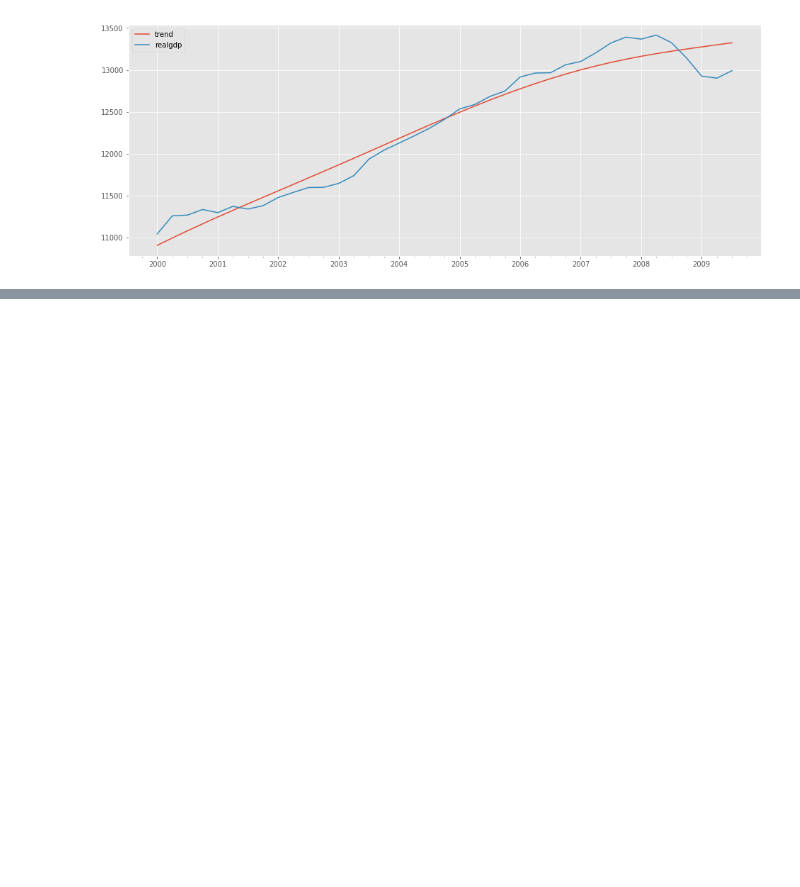
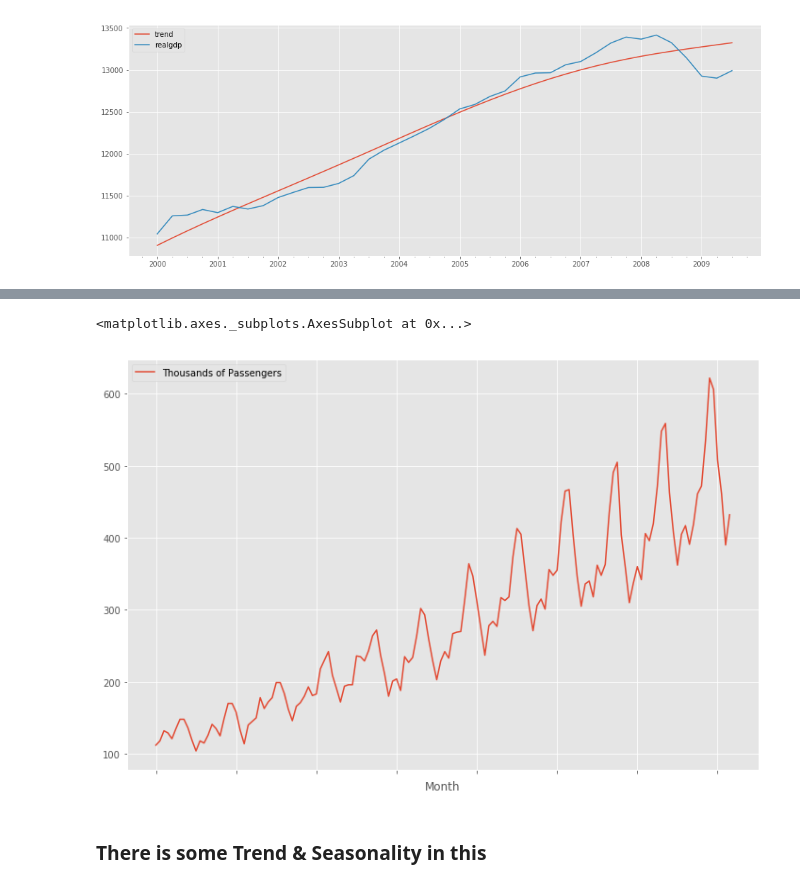
Before and after one commit to HeadHunTeR779/Hodrick-Prescott-Filter-Implementation-in-Statsmodels, a Jupyter notebook: statsmodels_Fun.ipynb, the cells around one changed output, grey strips where cells are left out. Cells and saved outputs as stored; diff of their text form; code cells hidden in the pictures; blank space fills up the shorter version.

```diff
--- a/statsmodels_Fun.ipynb
+++ b/statsmodels_Fun.ipynb
@@ -155,0 +222,2 @@ df[['trend','realgdp']]["2000":].plot(figsize=(16,6)) #cycle needs scaling
+# %%
+airline = pd.read_csv("airline_passengers.csv", index_col="Month")
@@ -155,0 +234,7 @@ df[['trend','realgdp']]["2000":].plot(figsize=(16,6)) #cycle needs scaling
+# %%
+airline.plot(figsize=(12,8))
+# %% [output]
+<matplotlib.axes._subplots.AxesSubplot at 0x...>
+[figure, added]
+# %% [markdown]
+### There is some Trend & Seasonality in this
```
Also changed, not shown: parts of 27 cells of this notebook, 2 other files.
